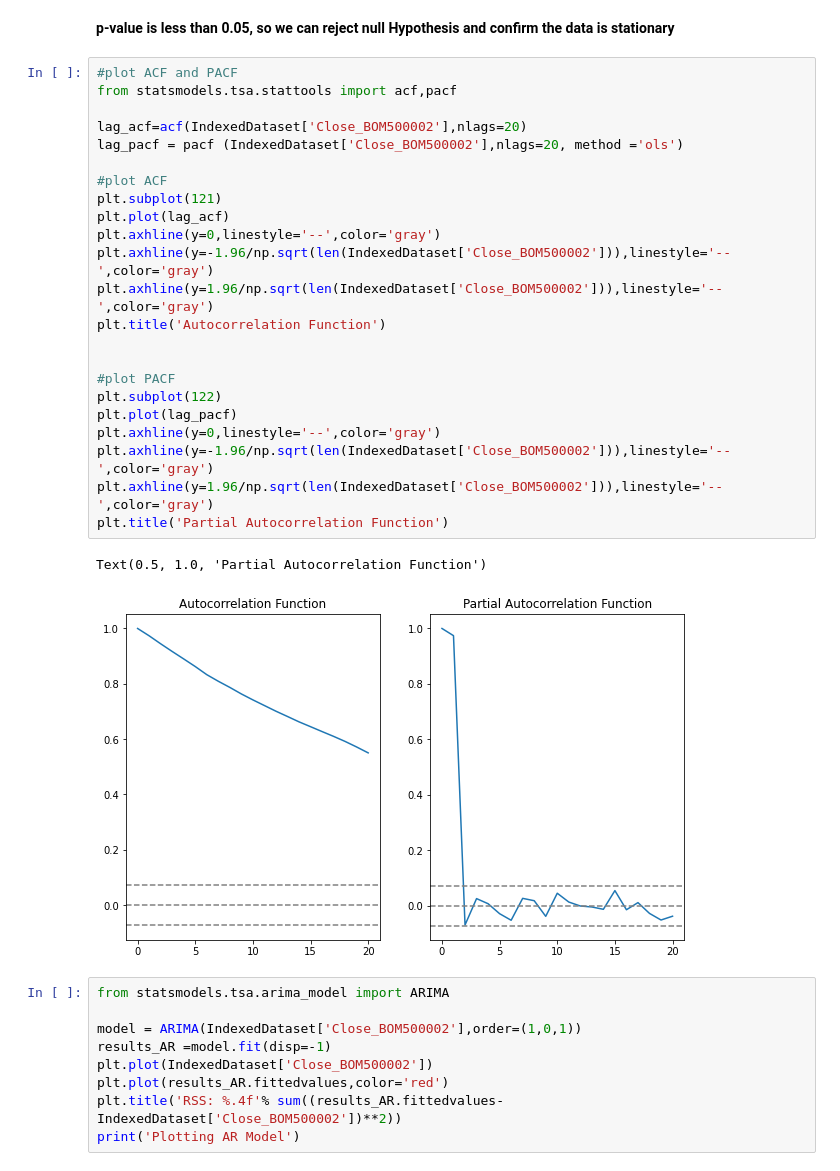
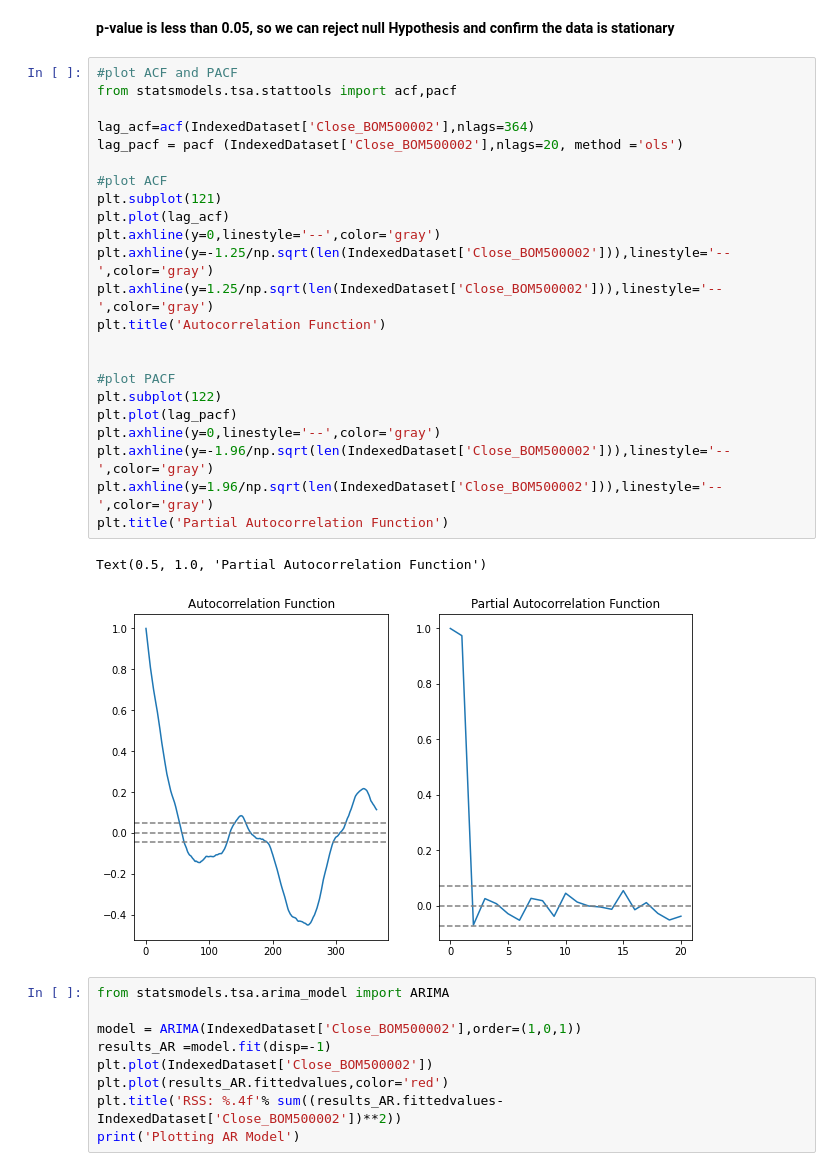
Before and after one commit to santoshgurujula/Springboard, a Jupyter notebook: TimeSeriesModel.ipynb, the cells around one changed output. Saved outputs shown, nothing was run; the diff lists cells and outputs as text.

```diff
--- a/TimeSeriesModel.ipynb
+++ b/TimeSeriesModel.ipynb
@@ -193,29 +193,29 @@ and confirm the data is stationary**
 # %%
 #plot ACF and PACF
 from statsmodels.tsa.stattools import acf,pacf
 
-lag_acf=acf(IndexedDataset['Close_BOM500002'],nlags=20)
+lag_acf=acf(IndexedDataset['Close_BOM500002'],nlags=364)
 lag_pacf = pacf (IndexedDataset['Close_BOM500002'],nlags=20, method ='ols')
 
 #plot ACF
 plt.subplot(121)
 plt.plot(lag_acf)
 plt.axhline(y=0,linestyle='--',color='gray')
-plt.axhline(y=-1.96/np.sqrt(len(IndexedDataset['Close_BOM500002'])),linestyle='--',color='gray')
-plt.axhline(y=1.96/np.sqrt(len(IndexedDataset['Close_BOM500002'])),linestyle='--',color='gray')
+plt.axhline(y=-1.25/np.sqrt(len(IndexedDataset['Close_BOM500002'])),linestyle='--',color='gray')
+plt.axhline(y=1.25/np.sqrt(len(IndexedDataset['Close_BOM500002'])),linestyle='--',color='gray')
 plt.title('Autocorrelation Function')
 
 
 #plot PACF
 plt.subplot(122)
 plt.plot(lag_pacf)
 plt.axhline(y=0,linestyle='--',color='gray')
 plt.axhline(y=-1.96/np.sqrt(len(IndexedDataset['Close_BOM500002'])),linestyle='--',color='gray')
 plt.axhline(y=1.96/np.sqrt(len(IndexedDataset['Close_BOM500002'])),linestyle='--',color='gray')
 plt.title('Partial Autocorrelation Function')
 # %% [output]
 Text(0.5, 1.0, 'Partial Autocorrelation Function')
-[figure, old version]
+[figure, new version]
 # %%
 from statsmodels.tsa.arima_model import ARIMA
 
```
Also changed, not shown: parts of 1 cell of this notebook.
